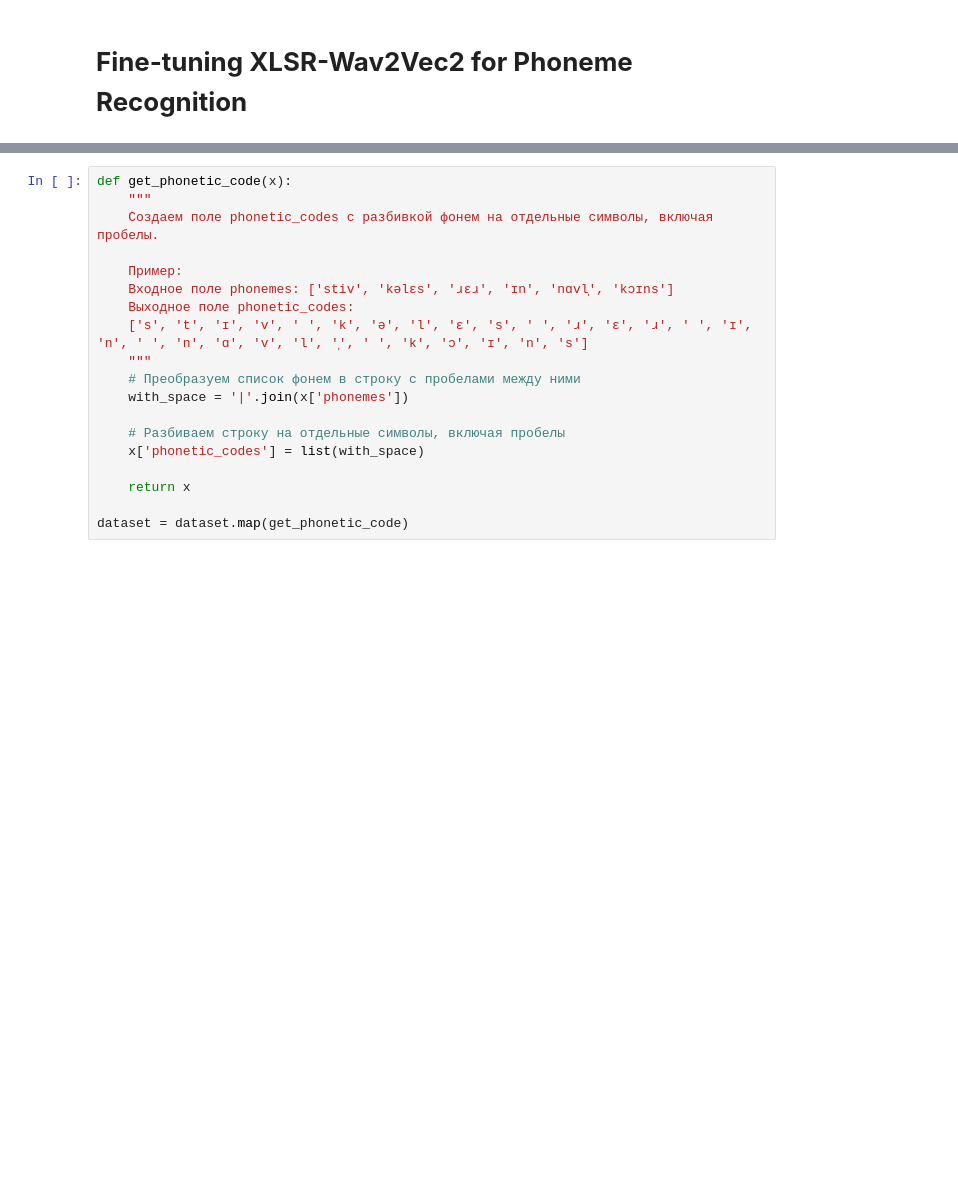
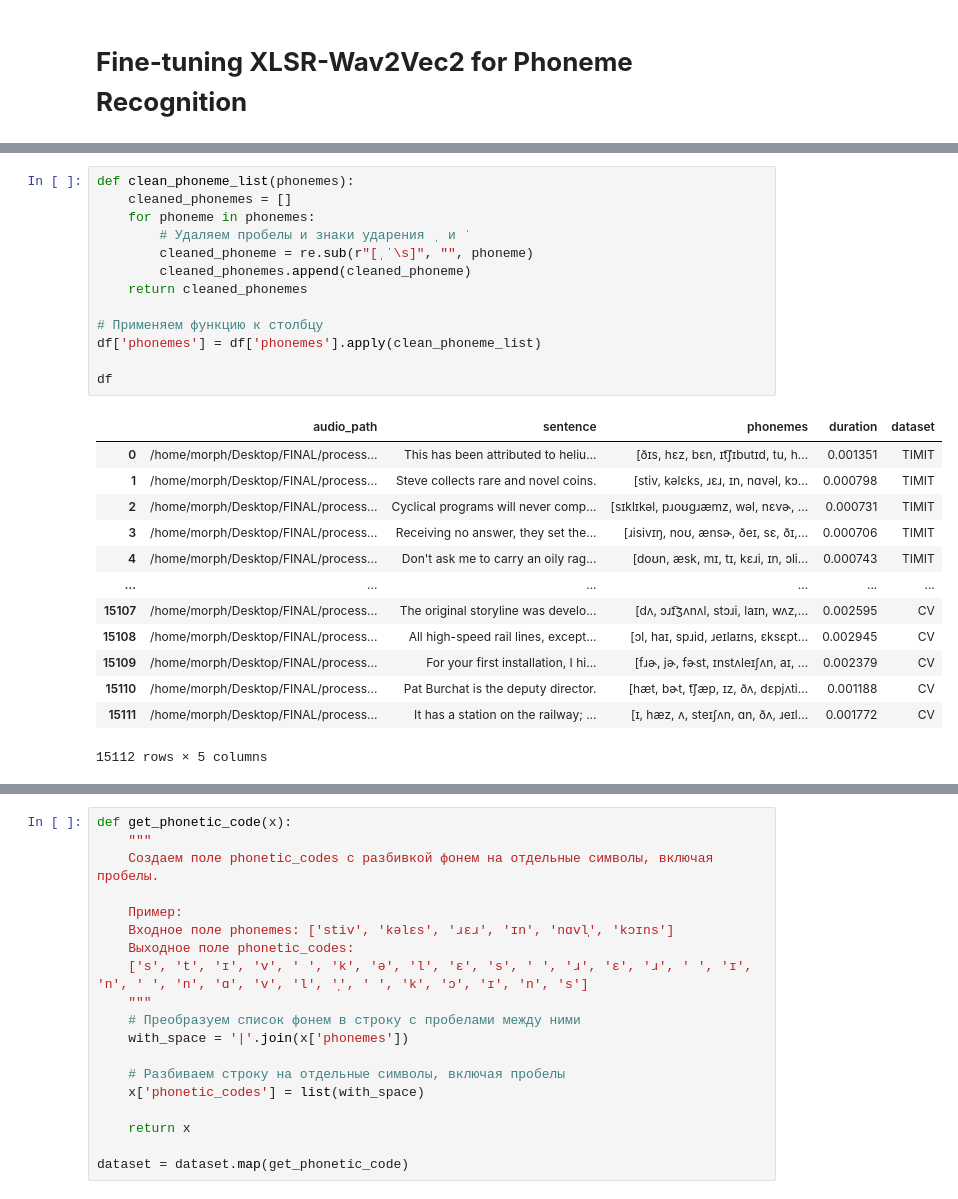
Before and after one commit to moxeeem/ASR-pronunciation-correction, a Jupyter notebook: analysis/finetune_wav2vec2.ipynb, the cells around one changed output, grey strips where cells are left out. Drawn from its saved outputs; the diff is of its cells as text; blank space fills up the shorter version.

```diff
--- a/analysis/finetune_wav2vec2.ipynb
+++ b/analysis/finetune_wav2vec2.ipynb
@@ -39 +97,28 @@ import evaluate
+# %%
+def clean_phoneme_list(phonemes):
+    cleaned_phonemes = []
+    for phoneme in phonemes:
+        # Удаляем пробелы и знаки ударения ˌ и ˈ
+        cleaned_phoneme = re.sub(r"[ˌˈ\s]", "", phoneme)
+        cleaned_phonemes.append(cleaned_phoneme)
+    return cleaned_phonemes
+
+# Применяем функцию к столбцу
+df['phonemes'] = df['phonemes'].apply(clean_phoneme_list)
+
+df
+# %% [output]
+|  | audio_path | sentence | phonemes | duration | dataset |
+| 0 | /home/morph/Desktop/FINAL/process... | This has been attributed to heliu... | [ðɪs, hɛz, bɛn, ɪt͡ʃɪbutɪd, tu, h... | 0.001351 | TIMIT |
+| 1 | /home/morph/Desktop/FINAL/process... | Steve collects rare and novel coins. | [stiv, kəlɛks, ɹɛɹ, ɪn, nɑvəl, kɔ... | 0.000798 | TIMIT |
+| 2 | /home/morph/Desktop/FINAL/process... | Cyclical programs will never comp... | [sɪklɪkəl, pɹoʊɡɹæmz, wəl, nɛvɚ, ... | 0.000731 | TIMIT |
+| 3 | /home/morph/Desktop/FINAL/process... | Receiving no answer, they set the... | [ɹisivɪŋ, noʊ, ænsɚ, ðeɪ, sɛ, ðɪ,... | 0.000706 | TIMIT |
+| 4 | /home/morph/Desktop/FINAL/process... | Don't ask me to carry an oily rag... | [doʊn, æsk, mɪ, tɪ, kɛɹi, ɪn, ɔli... | 0.000743 | TIMIT |
+| ... | ... | ... | ... | ... | ... |
+| 15107 | /home/morph/Desktop/FINAL/process... | The original storyline was develo... | [dʌ, ɔɹɪ͡ʒʌnʌl, stɔɹi, laɪn, wʌz,... | 0.002595 | CV |
+| 15108 | /home/morph/Desktop/FINAL/process... | All high-speed rail lines, except... | [ɔl, haɪ, spɹid, ɹeɪlaɪns, ɛksɛpt... | 0.002945 | CV |
+| 15109 | /home/morph/Desktop/FINAL/process... | For your first installation, I hi... | [fɹɚ, jɚ, fɚst, ɪnstʌleɪʃʌn, aɪ, ... | 0.002379 | CV |
+| 15110 | /home/morph/Desktop/FINAL/process... | Pat Burchat is the deputy director. | [hæt, bɚt, t͡ʃæp, ɪz, ðʌ, dɛpjʌti... | 0.001188 | CV |
+| 15111 | /home/morph/Desktop/FINAL/process... | It has a station on the railway; ... | [ɪ, hæz, ʌ, steɪʃʌn, ɑn, ðʌ, ɹeɪl... | 0.001772 | CV |
+15112 rows × 5 columns
 # %%
```
Also changed, not shown: parts of 116 cells of this notebook, 9 other files.
